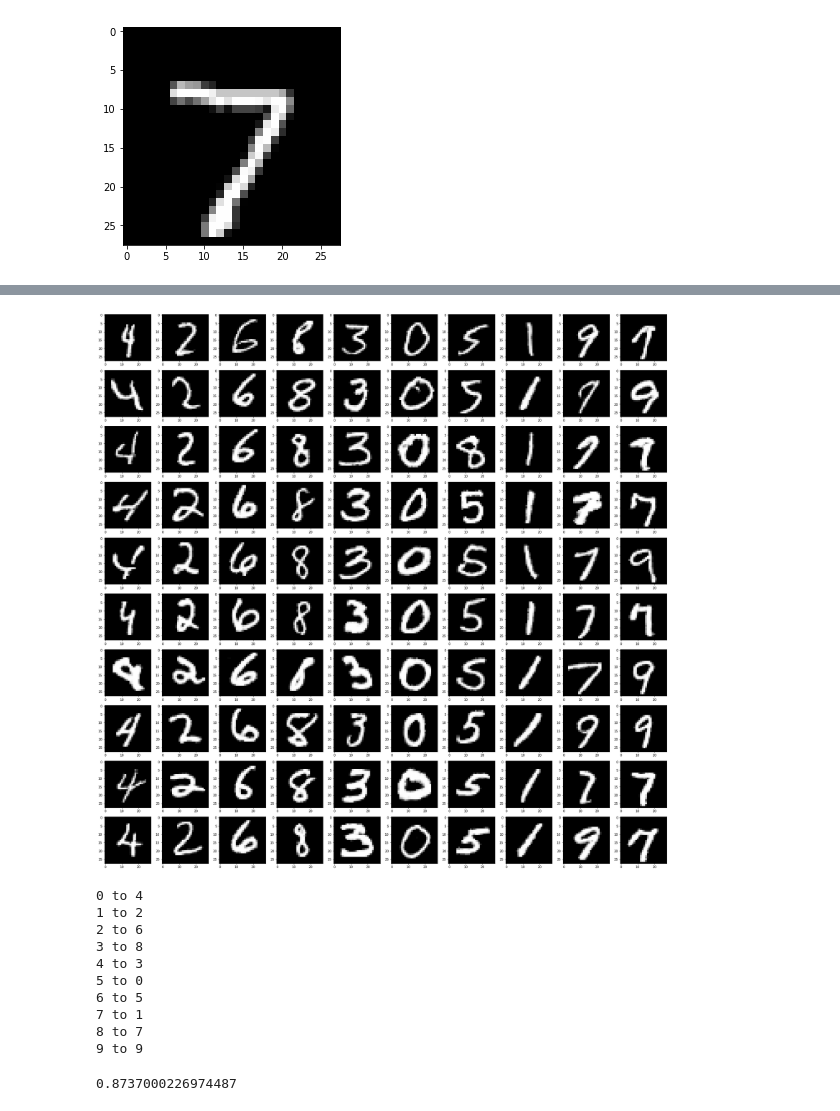
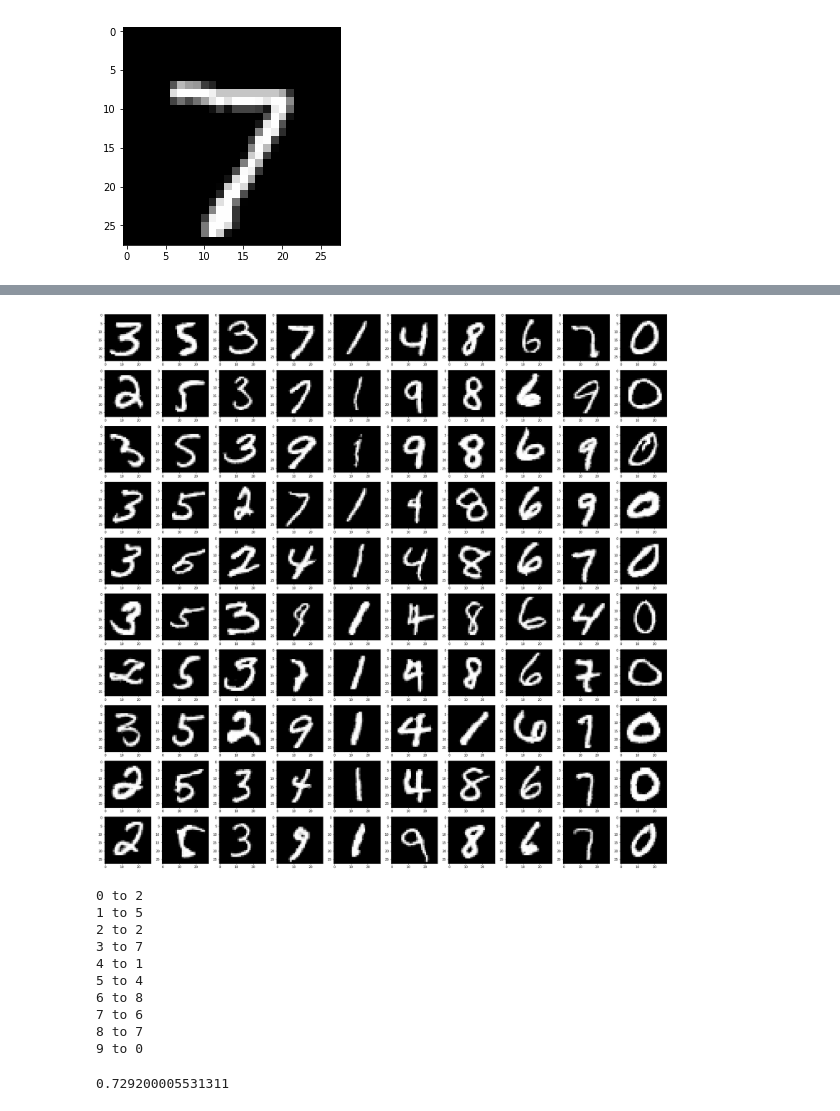
Before and after one commit to HenryJia/InfoGAN, a Jupyter notebook: MNIST_GAN.ipynb, the cells around one changed output, grey strips where cells are left out. Saved outputs shown, nothing was run; the diff lists cells and outputs as text; code cells hidden in the pictures.

Commit message:
Add in bernoulli noise

```diff
--- a/MNIST_GAN.ipynb
+++ b/MNIST_GAN.ipynb
@@ -102,7 +102,9 @@ test_loader = DataLoader(test_tensors, batch_size = 128, shuffle = True, num_wor
 # We're going to use Glorot (aka Xavier) uniform init for all weights
 # And we will use zero init for all biases
 
-c2_len = 2
+c1_len = 10 # Multinomia
+c2_len = 2 # Gaussian
+c3_len = 4 # Bernoulli
 z_len = 62
 
 class Conv2d(nn.Conv2d):
@@ -129,7 +131,7 @@ class Linear(nn.Linear):
 class Generator(nn.Module):
     def __init__(self):
         super(Generator, self).__init__()
-        self.fc1 = Linear(z_len + 10 + c2_len, 1024)
+        self.fc1 = Linear(z_len + c1_len + c2_len + c3_len, 1024)
         self.fc2 = Linear(1024, 7 * 7 * 128)
 
         self.convt1 = ConvTranspose2d(128, 64, kernel_size = 4, stride = 2, padding = 1)
@@ -173,14 +175,16 @@ class Discriminator(nn.Module):
 # OK, now we create the actual models
 gen = Generator().cuda()
 dis = Discriminator().cuda()
-Q_cat = Linear(128, 10).cuda()
+Q_cat = Linear(128, c1_len).cuda()
 Q_con = Linear(128, c2_len).cuda()
+Q_bin = Linear(128, c3_len).cuda()
 # %%
 # Create the optimisers
 g_optim = optim.Adam(gen.parameters(), lr = 1e-3)
 d_optim = optim.Adam(dis.parameters(), lr = 2e-4)
 qcat_optim = optim.Adam(Q_cat.parameters(), lr = 2e-4)
 qcon_optim = optim.Adam(Q_con.parameters(), lr = 2e-4)
+qbin_optim = optim.Adam(Q_bin.parameters(), lr = 2e-4)
 # %%
 # Alright, everything's setup, let's run the GAN and train it first
 
@@ -192,14 +196,15 @@ print('Start training')
 plt.figure(0, figsize = (32, 32))
 for epoch in range(100):
     print('Epoch ', epoch + 1)
-    pb = Progbar(x_train.size()[0])
+    pb = Progbar(x_train_th.size()[0])
     for i, (data, targets) in enumerate(train_loader, 0):
         ones = Variable(torch.ones(data.size()[0], 1)).cuda()
         zeros = Variable(torch.zeros(data.size()[0], 1)).cuda()
-        weights = torch.Tensor([0.1] * 10)
+        weights = torch.Tensor([1.0 / c1_len] * c1_len)
         cat_noise = Variable(torch.multinomial(weights, num_samples = data.size()[0], replacement = True)).cuda()
         #con_noise = Variable(torch.randn(data.size()[0], c2_len)).cuda()
         con_noise = Variable(torch.rand(data.size()[0], c2_len)).cuda() * 2 - 1
+        bin_noise = Variable(torch.bernoulli(0.5 * torch.ones(data.size()[0], c3_len))).cuda().float()
 
         data = Variable(data.float().cuda(async = True)) / 255
 
@@ -210,9 +215,9 @@ for epoch in range(100):
 
         # Forward pass on generated MNIST & Loss
         z = Variable(torch.randn(data.size()[0], z_len)).cuda()
-        onehot_noise = Variable(torch.zeros(data.size()[0], 10)).cuda()
+        onehot_noise = Variable(torch.zeros(data.size()[0], c1_len)).cuda()
         onehot_noise.data.scatter_(1, cat_noise.data.view(-1, 1), 1)
-        z = torch.cat([z, onehot_noise, con_noise], dim = 1)
+        z = torch.cat([z, onehot_noise, con_noise, bin_noise], dim = 1)
 
         out_gen = gen(z)
         out_dis, _ = dis(out_gen.detach())
@@ -235,19 +240,22 @@ for epoch in range(100):
         _, hid = dis(gen(z))
         Q_categorical = F.log_softmax(Q_cat(hid))
         Q_continuous = Q_con(hid)
+        Q_binary = F.sigmoid(Q_bin(hid))
 
         # Now latent backward pass for everything
-        loss_q = nll(Q_categorical, cat_noise) + 0.5 * mse(Q_continuous, con_noise)
+        loss_q = nll(Q_categorical, cat_noise) + 0.5 * mse(Q_continuous, con_noise) + bce(Q_binary, bin_noise)
         gen.zero_grad()
         dis.zero_grad()
         Q_cat.zero_grad()
         Q_con.zero_grad()
+        Q_bin.zero_grad()
 
         loss_q.backward()
         g_optim.step()
         d_optim.step()
         qcat_optim.step()
         qcon_optim.step()
+        qbin_optim.step()
 
         pb.add(data.size()[0],
                [('loss_dis', loss_dis.cpu().data.numpy()),
@@ -284,45 +292,48 @@ torch.save(Q_con.state_dict(), 'mnist_qcon.torch')
 # %%
 gen.load_state_dict(torch.load('mnist_gen.torch'))
 dis.load_state_dict(torch.load('mnist_dis.torch'))
 Q_cat.load_state_dict(torch.load('mnist_qcat.torch'))
 Q_con.load_state_dict(torch.load('mnist_qcon.torch'))
 
 plt.figure(0, figsize = (32, 32))
 
-z = Variable(torch.randn(100, z_len)).cuda()
+z = Variable(torch.randn(10 * c1_len, z_len)).cuda()
 
-cat_noise = Variable(torch.arange(0, 10).repeat(10).long()).cuda()
-onehot_noise = Variable(torch.zeros(100, 10)).cuda()
+cat_noise = Variable(torch.arange(0, c1_len).repeat(10).long()).cuda()
+onehot_noise = Variable(torch.zeros(10 * c1_len, c1_len)).cuda()
 onehot_noise.data.scatter_(1, cat_noise.data.view(-1, 1), 1)
 
 #con_noise = Variable(torch.randn(100, c2_len)).cuda()
-con_noise = Variable(torch.rand(100, c2_len)).cuda() * 2 - 1
+con_noise = Variable(torch.rand(10 * c1_len, c2_len)).cuda() * 2 - 1
+bin_noise = Variable(torch.bernoulli(0.5 * torch.ones(10 * c1_len, c3_len))).cuda().float()
 
-z = torch.cat([z, onehot_noise, con_noise], dim = 1)
+z = torch.cat([z, onehot_noise, con_noise, bin_noise], dim = 1)
 out_gen = gen(z)
 
 for i in range(10):
-    for j in range(10):
-        idx = i * 10 + j + 1
-        plt.subplot(10, 10, idx)
+    for j in range(c1_len):
+        idx = i * c1_len + j + 1
+        plt.subplot(10, c1_len, idx)
         plt.imshow(np.round(out_gen[idx - 1, 0].cpu().data.numpy() * 255), cmap = 'gray')
 # %% [output]
-[figure, old version]
+[figure, new version]
 # %%
 # Run the discriminator on the test data and check the score
 # We have to figure out the right permutation & clustering of the outputs from the trainset
 # First we'll figure out the permutations
-data = Variable(x_train[:1000]).float().cuda() / 255
-targets = Variable(y_train[:1000]).float().cuda()
+shuffle = torch.randperm(x_train_th.size()[0])[:1000]
+data = Variable(x_train_th[shuffle]).float().cuda() / 255
+targets = Variable(y_train_th[shuffle]).float().cuda()
 
 _, hid = dis(data)
 Q_categorical = F.softmax(Q_cat(hid))
-
+Q_continuous = Q_con(hid)
+Q_binary = F.sigmoid(Q_bin(hid))
 _, Q_logits = torch.max(Q_categorical, dim = 1)
 _, y_logits = torch.max(targets, dim = 1)
 
-permutation_matrix = torch.zeros(10, 10)
-for i in range(10):
+permutation_matrix = torch.zeros(c1_len, 10)
+for i in range(c1_len):
     mask = (Q_logits == i)
 
     match, _ = torch.mode(torch.masked_select(y_logits, mask))
@@ -331,24 +342,24 @@ for i in range(10):
     permutation_matrix[i, match] = 1
     print(i, 'to', match)
 # %% [output]
-0 to 4
-1 to 2
-2 to 6
-3 to 8
-4 to 3
-5 to 0
-6 to 5
-7 to 1
+0 to 2
+1 to 5
+2 to 2
+3 to 7
+4 to 1
+5 to 4
+6 to 8
+7 to 6
 8 to 7
-9 to 9
+9 to 0
 # %%
 # Now in python you can multiply matrices with @
 # Let's see how accurate it is
-Q_test = F.softmax(Q_cat(dis(Variable(x_test).cuda().float() / 255)[1]))
+Q_test = F.softmax(Q_cat(dis(Variable(x_test_th).cuda().float() / 255)[1]))
 Q_test = Q_test @ Variable(permutation_matrix).cuda().float()
 _, Q_logits_test = torch.max(Q_test, dim = 1)
-_, y_logits_test = torch.max(y_test, dim = 1)
+_, y_logits_test = torch.max(y_test_th, dim = 1)
 
 print(torch.mean((y_logits_test.cuda() == Q_logits_test.data).float()))
 # %% [output]
-0.8737000226974487
+0.729200005531311
```
Also changed, not shown: parts of 2 cells of this notebook.
